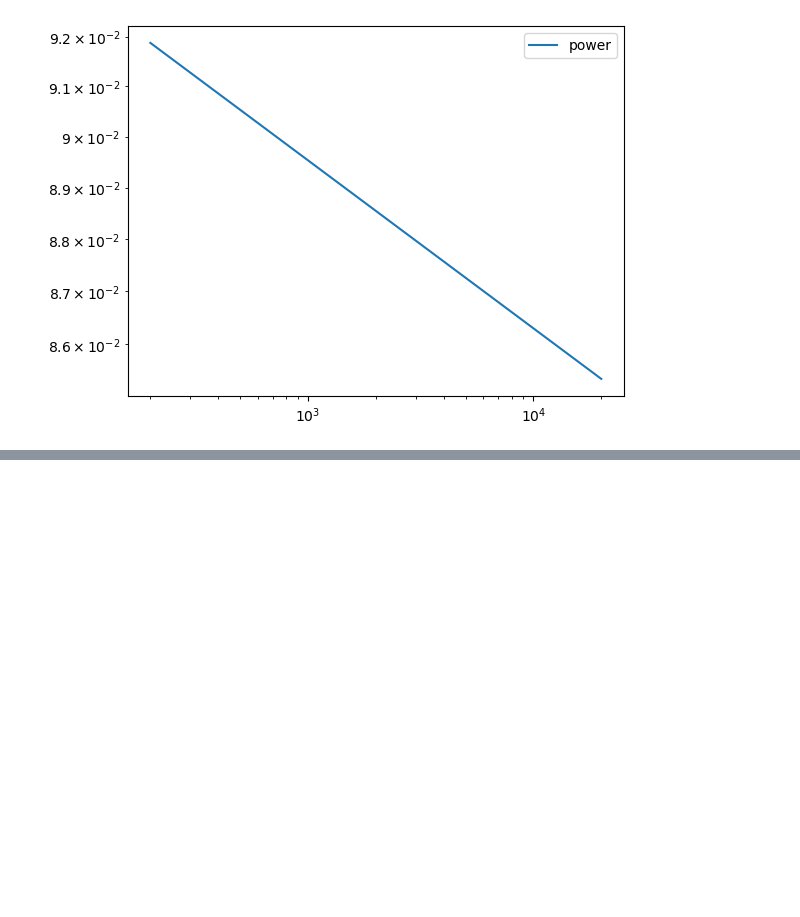
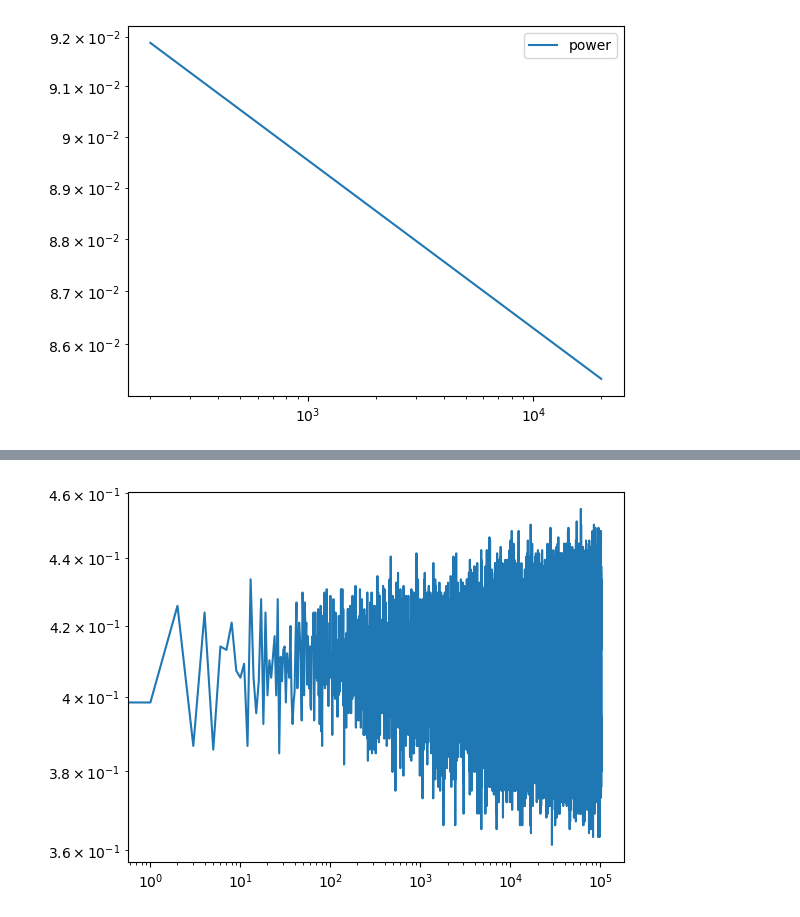
Before and after one commit to leon-marx/pmls, a Jupyter notebook: bugfixing.ipynb, the cells around one changed output, grey strips where cells are left out. Cells and saved outputs as stored; diff of their text form; code cells hidden in the pictures; blank space fills up the shorter version.

```diff
--- a/bugfixing.ipynb
+++ b/bugfixing.ipynb
@@ -118,0 +114,5 @@ python3 get_kappa_crit.py
+# %%
+plt.loglog(density[200:])
+plt.show()
+# %% [output]
+[figure, added]
```
Also changed, not shown: parts of 3 cells of this notebook, 5 other files.
